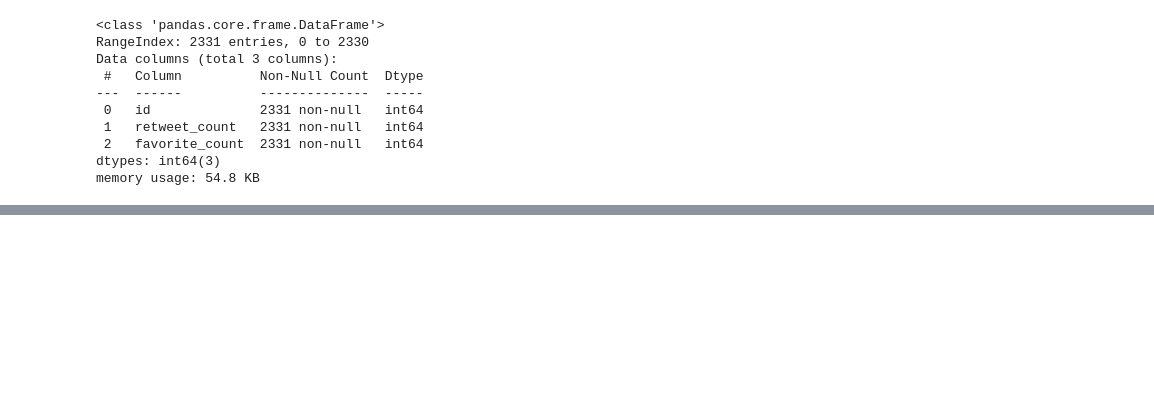
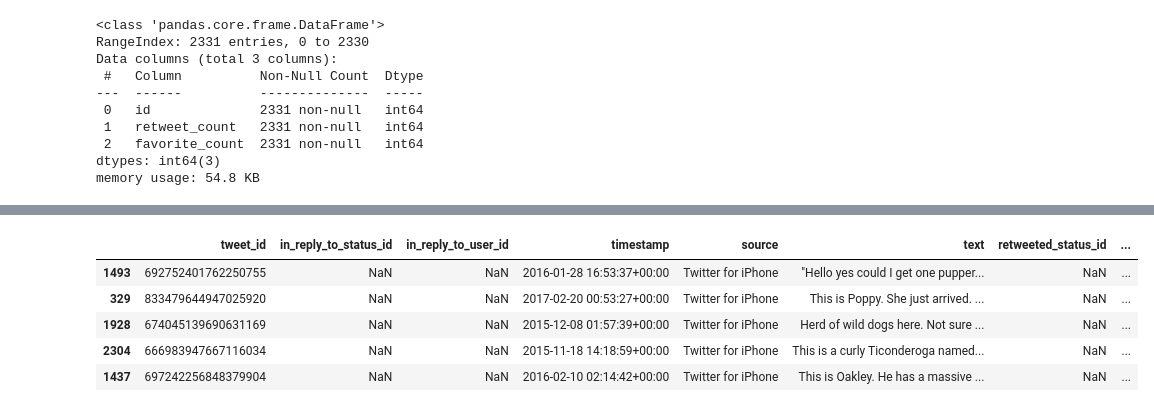
Before and after one commit to eduardopd/udacity-data-analysis-data-wrangling, a Jupyter notebook: wrangle_act.ipynb, the cells around one changed output, grey strips where cells are left out. Saved outputs shown, nothing was run; the diff lists cells and outputs as text; code cells hidden in the pictures; blank space fills up the shorter version.

```diff
--- a/wrangle_act.ipynb
+++ b/wrangle_act.ipynb
@@ -177,9 +221,12 @@ df_clean_archive.query('rating_denominator != 10')
 |  | tweet_id | in_reply_to_status_id | in_reply_to_user_id | timestamp | source | text | retweeted_status_id | ... |
 # %%
 # Remove non standard numerators
+remove_id = df_clean_archive.query('rating_numerator > 20')
 
-df_archive.query('rating_numerator > 20')
+# Remove rows with rating_numerators higher than 20.
+df_clean_archive = df_clean_archive[~df_clean_archive.index.isin(remove_id.index)]
 
-df_clean_archive =
+# Test
+df_clean_archive.query('rating_numerator > 20')
 # %% [output]
 |  | tweet_id | in_reply_to_status_id | in_reply_to_user_id | timestamp | source | text | retweeted_status_id | ... |
@@ -244,0 +233,14 @@ df_archive.sample(5)
+# %%
+# Remove tweets that are retweets
+
+# Verify possible values for column in_reply_to_status_id
+df_clean_archive.retweeted_status_id.unique()
+
+# Store retweets to be removed
+remove_retweet = df_clean_archive.query('retweeted_status_id != "nan"')
+
+# Remove retweets
+df_clean_archive = df_clean_archive[~df_clean_archive.index.isin(remove_retweet.index)]
+
+# Test
+df_clean_archive.query('retweeted_status_id != "nan"')
@@ -244,0 +249,11 @@ df_archive.sample(5)
+# %%
+# Remove records if expanded_urls column null
+
+# Store missing expanded_urls
+remove_miss_exp_url = df_clean_archive[df_clean_archive['expanded_urls'].isnull()]
+
+# Remove missing expanded_urls
+df_clean_archive = df_clean_archive[~df_clean_archive.index.isin(remove_miss_exp_url.index)]
+
+# Test
+df_clean_archive[df_clean_archive['expanded_urls'].isnull()]
@@ -341,0 +352,9 @@ Index(['id', 'retweet_count', 'favorite_count'], dtype='object')
+# %%
+df_clean_archive.sample(5)
+# %% [output]
+|  | tweet_id | in_reply_to_status_id | in_reply_to_user_id | timestamp | source | text | retweeted_status_id | ... |
+| 1493 | 692752401762250755 | NaN | NaN | 2016-01-28 16:53:37+00:00 | Twitter for iPhone | "Hello yes could I get one pupper... | NaN | ... |
+| 329 | 833479644947025920 | NaN | NaN | 2017-02-20 00:53:27+00:00 | Twitter for iPhone | This is Poppy. She just arrived. ... | NaN | ... |
+| 1928 | 674045139690631169 | NaN | NaN | 2015-12-08 01:57:39+00:00 | Twitter for iPhone | Herd of wild dogs here. Not sure ... | NaN | ... |
+| 2304 | 666983947667116034 | NaN | NaN | 2015-11-18 14:18:59+00:00 | Twitter for iPhone | This is a curly Ticonderoga named... | NaN | ... |
+| 1437 | 697242256848379904 | NaN | NaN | 2016-02-10 02:14:42+00:00 | Twitter for iPhone | This is Oakley. He has a massive ... | NaN | ... |
```
Also changed, not shown: parts of 35 cells of this notebook.
